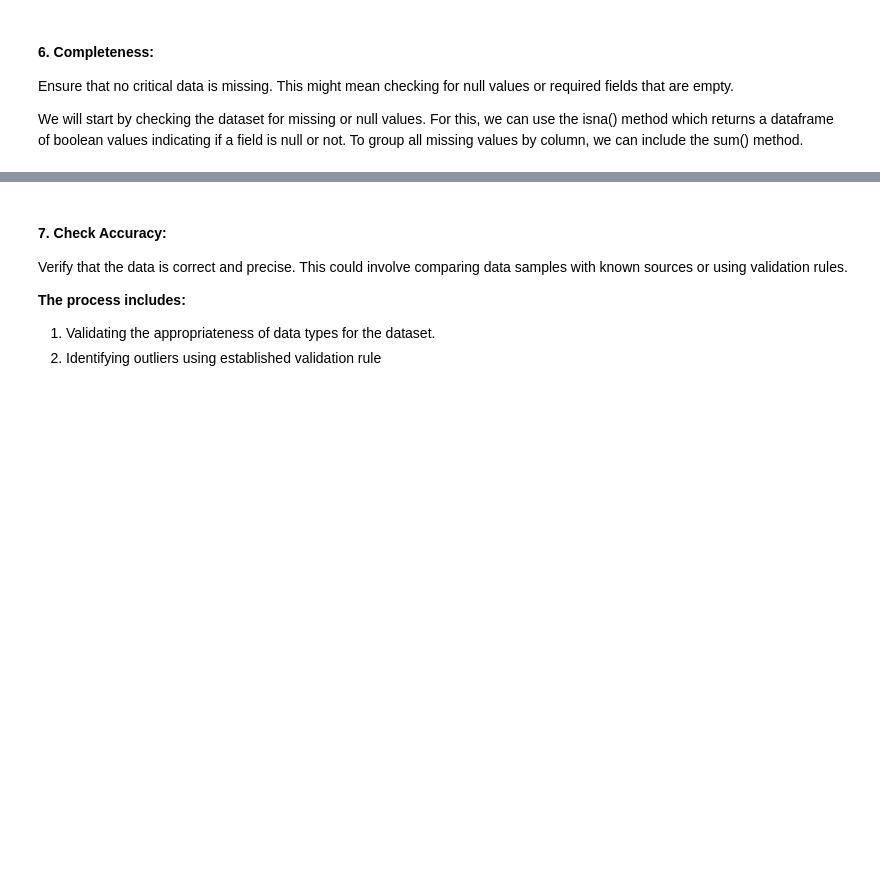
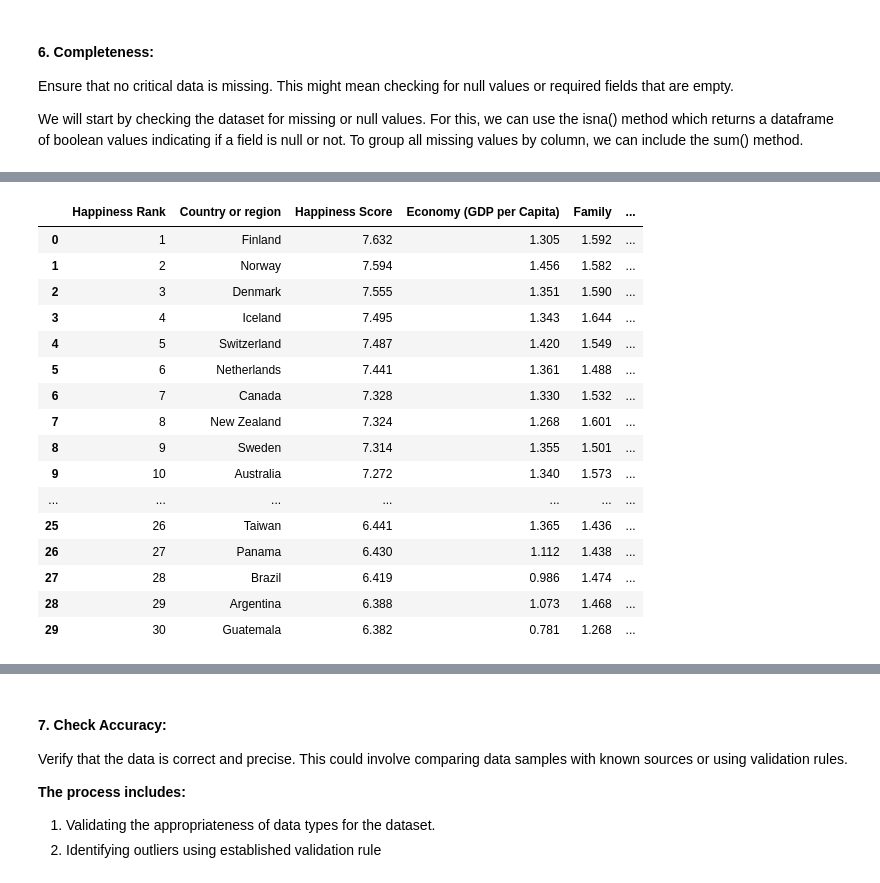
Before and after one commit to Lama18/Usecase-2, a Jupyter notebook: lamaAbeshri_EDA explain template.ipynb, the cells around one changed output, grey strips where cells are left out. Drawn from its saved outputs; the diff is of its cells as text; code cells hidden in the pictures; blank space fills up the shorter version.

```diff
--- a/lamaAbeshri_EDA explain template.ipynb
+++ b/lamaAbeshri_EDA explain template.ipynb
@@ -452,0 +480,9 @@ The column 'Happiness Rank' has the same data type in all DataFrames: int64
+# %%
+df_2018.rename(columns={
+    'Overall rank': 'Happiness Rank',
+    'Score': 'Happiness Score',
+    'GDP per capita': 'Economy (GDP per Capita)',
+    'Healthy life expectancy': 'Health (Life Expectancy)',
+    'Perceptions of corruption':'Trust (Government Corruption)',
+    'Social support':'Family'
+    ,'Freedom to make life choices':'Freedom'}, inplace=True)
@@ -721 +706,5 @@ Generosity                      0
 dtype: int64
+# %%
+#replace missing value with mean
+mean_trust = df_2018['Trust (Government Corruption)'].mean()
+df_2018['Trust (Government Corruption)'].fillna(mean_trust, inplace=True)
@@ -722,3 +725,23 @@ dtype: int64
+# %%
+df_2018.head(30)
+# %% [output]
+|  | Happiness Rank | Country or region | Happiness Score | Economy (GDP per Capita) | Family | ... |
+| 0 | 1 | Finland | 7.632 | 1.305 | 1.592 | ... |
+| 1 | 2 | Norway | 7.594 | 1.456 | 1.582 | ... |
+| 2 | 3 | Denmark | 7.555 | 1.351 | 1.590 | ... |
+| 3 | 4 | Iceland | 7.495 | 1.343 | 1.644 | ... |
+| 4 | 5 | Switzerland | 7.487 | 1.420 | 1.549 | ... |
+| 5 | 6 | Netherlands | 7.441 | 1.361 | 1.488 | ... |
+| 6 | 7 | Canada | 7.328 | 1.330 | 1.532 | ... |
+| 7 | 8 | New Zealand | 7.324 | 1.268 | 1.601 | ... |
+| 8 | 9 | Sweden | 7.314 | 1.355 | 1.501 | ... |
+| 9 | 10 | Australia | 7.272 | 1.340 | 1.573 | ... |
+| ... | ... | ... | ... | ... | ... | ... |
+| 25 | 26 | Taiwan | 6.441 | 1.365 | 1.436 | ... |
+| 26 | 27 | Panama | 6.430 | 1.112 | 1.438 | ... |
+| 27 | 28 | Brazil | 6.419 | 0.986 | 1.474 | ... |
+| 28 | 29 | Argentina | 6.388 | 1.073 | 1.468 | ... |
+| 29 | 30 | Guatemala | 6.382 | 0.781 | 1.268 | ... |
 # %%
 #Display number missing values per column
 df_2019.isnull().sum().sort_values(ascending = False)
```
Also changed, not shown: parts of 42 cells of this notebook, 1 other file.
